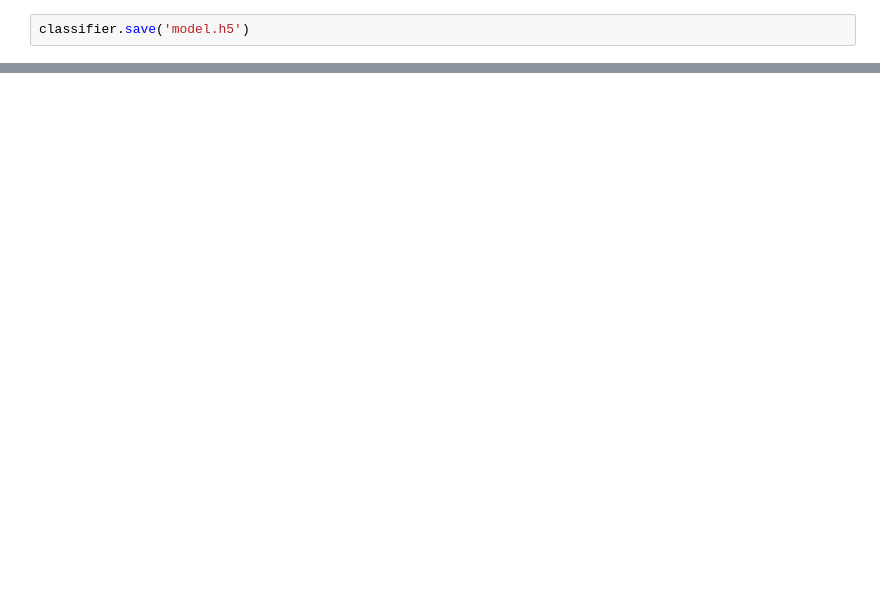
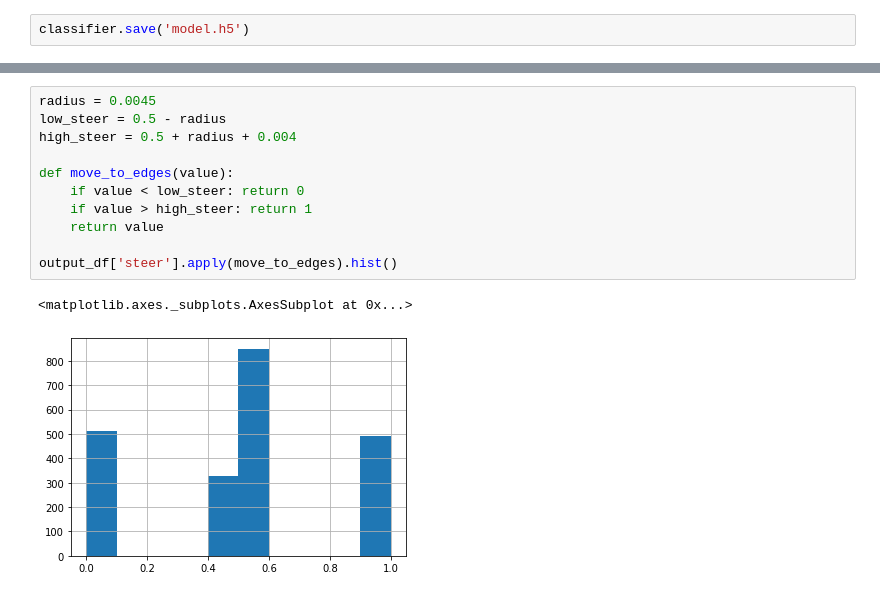
Before and after one commit to danielmoniz/rl_replay_data, a Jupyter notebook: build_model.ipynb, the cells around one changed output, grey strips where cells are left out. Drawn from its saved outputs; the diff is of its cells as text; blank space fills up the shorter version.

```diff
--- a/build_model.ipynb
+++ b/build_model.ipynb
@@ -618,0 +595,14 @@ INFO:tensorflow:Assets written to: frankenbot/saved_model/1/assets
+# %%
+radius = 0.0045
+low_steer = 0.5 - radius
+high_steer = 0.5 + radius + 0.004
+
+def move_to_edges(value):
+    if value < low_steer: return 0
+    if value > high_steer: return 1
+    return value
+
+output_df['steer'].apply(move_to_edges).hist()
+# %% [output]
+<matplotlib.axes._subplots.AxesSubplot at 0x...>
+[figure, added]
```
Also changed, not shown: parts of 19 cells of this notebook.
